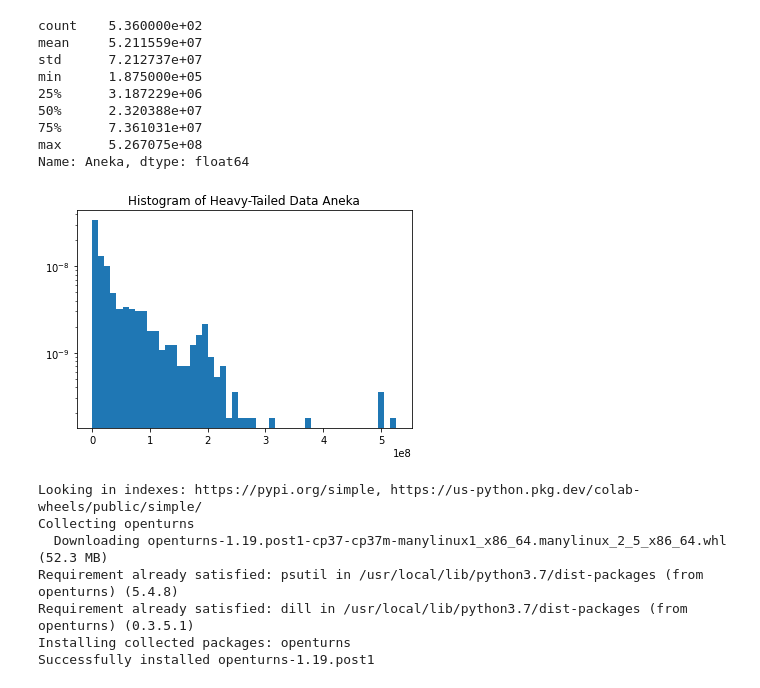
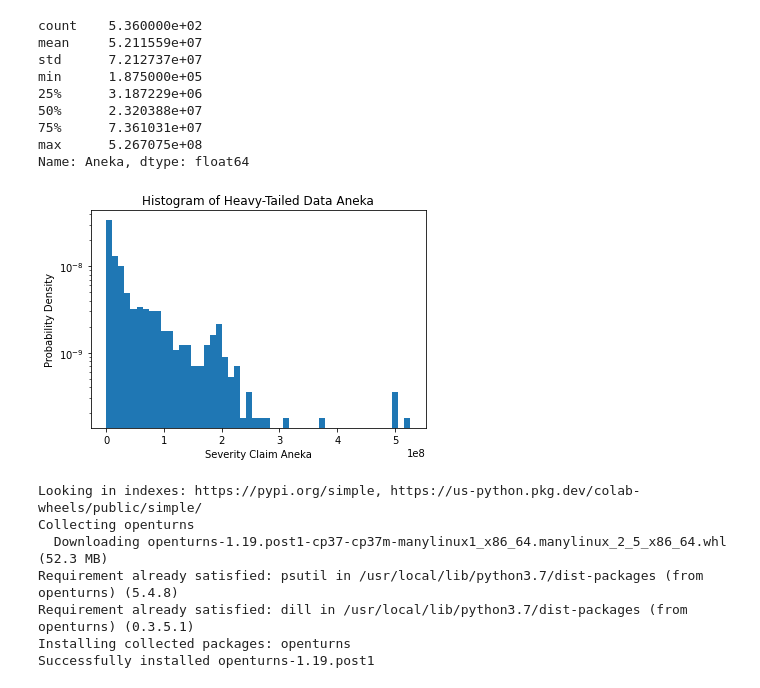
Before and after one commit to amilsiddik/percobaan, a Jupyter notebook: GEV.ipynb, the cells around one changed output. Drawn from its saved outputs; the diff is of its cells as text; code cells hidden in the pictures.

```diff
--- a/GEV.ipynb
+++ b/GEV.ipynb
@@ -73,9 +73,11 @@ import matplotlib.pyplot as plt
 # %%
 plt.hist(dataAneka, bins=50, density = True, log = True)
 plt.title("Histogram of Heavy-Tailed Data Aneka")
+plt.xlabel("Severity Claim Aneka")
+plt.ylabel("Probability Density")
 plt.show()
 # %% [output]
-[figure, old version]
+[figure, new version]
 # %%
 !pip install openturns
 # %% [output]
```
Also changed, not shown: parts of 3 cells of this notebook.
